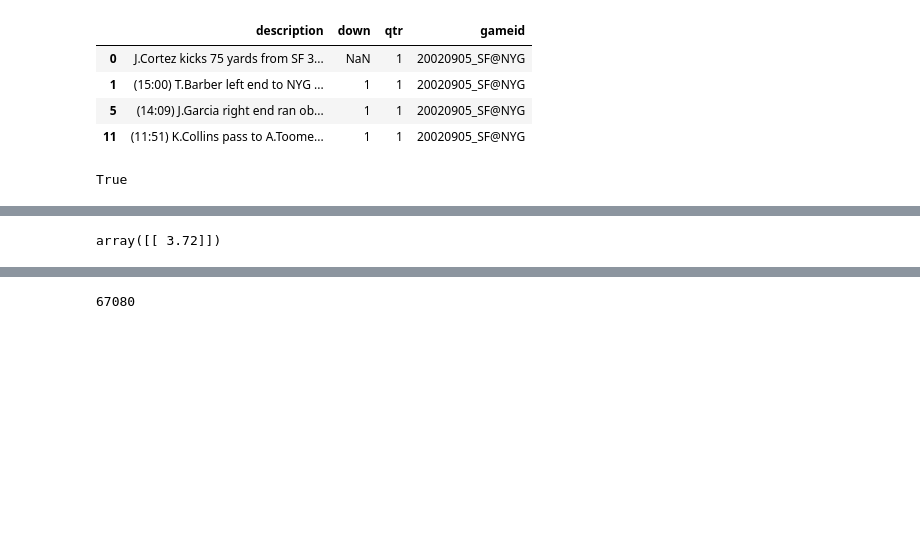
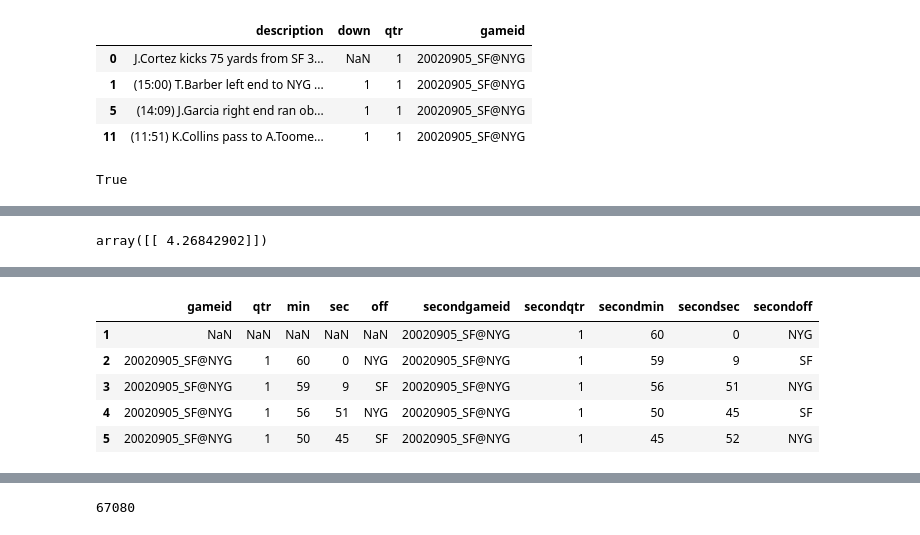
Before and after one commit to tomdawg86/Stat_222_NFL_Project, a Jupyter notebook: data_main_2.ipynb, the cells around one changed output, grey strips where cells are left out. Drawn from its saved outputs; the diff is of its cells as text; code cells hidden in the pictures; blank space fills up the shorter version.

```diff
--- a/data_main_2.ipynb
+++ b/data_main_2.ipynb
@@ -316,9 +317,16 @@ OLS Regression Results
 # %%
-knn = neighbors.KNeighborsRegressor(20, weights = 'uniform')
+knn = neighbors.KNeighborsRegressor(50, weights = 'distance')
 data = driveByDrive[['ydline', 'offrank', 'defrank', 'pointsScored']]
 data = data.dropna(axis = 0, how = "any")
 X = data[['ydline', 'offrank', 'defrank']]
 y = data[['pointsScored']]
-knn.fit(X,y).predict([8])
+knn.fit(X,y).predict([10, 1, 1])
 # %% [output]
-array([[ 3.72]])
+array([[ 4.26842902]])
+# %%
+secondDrive = (driveByDrive.shift(1)).shift(-1)
+firstDrive = driveByDrive.shift(1)
+secondDrive.rename(columns=lambda x: 'second' + x, inplace=True)
+twoDriveByTwoDrive = firstDrive.join(secondDrive, how = 'outer')
+twoDriveByTwoDrive.ix[:,[0,1,2,3,4,110,111,112,113,114]].head()
+# %% [output]
@@ -324,0 +336,6 @@ array([[ 3.72]])
+|  | gameid | qtr | min | sec | off | secondgameid | secondqtr | secondmin | secondsec | secondoff |
+| 1 | NaN | NaN | NaN | NaN | NaN | 20020905_SF@NYG | 1 | 60 | 0 | NYG |
+| 2 | 20020905_SF@NYG | 1 | 60 | 0 | NYG | 20020905_SF@NYG | 1 | 59 | 9 | SF |
+| 3 | 20020905_SF@NYG | 1 | 59 | 9 | SF | 20020905_SF@NYG | 1 | 56 | 51 | NYG |
+| 4 | 20020905_SF@NYG | 1 | 56 | 51 | NYG | 20020905_SF@NYG | 1 | 50 | 45 | SF |
+| 5 | 20020905_SF@NYG | 1 | 50 | 45 | SF | 20020905_SF@NYG | 1 | 45 | 52 | NYG |
```
Also changed, not shown: parts of 13 cells of this notebook.
